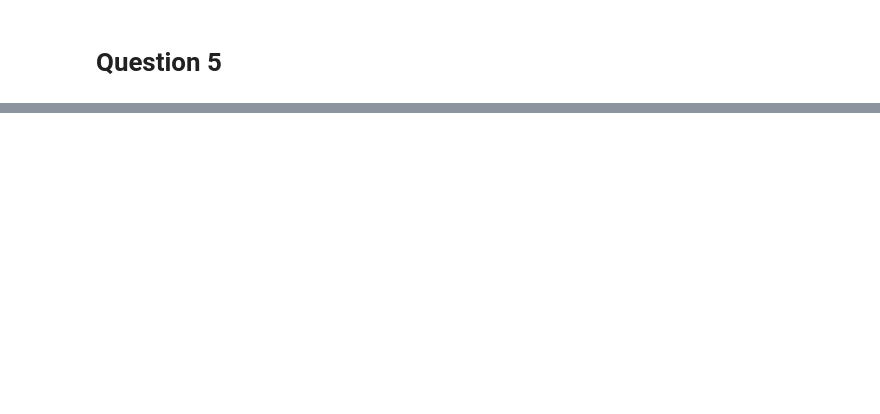
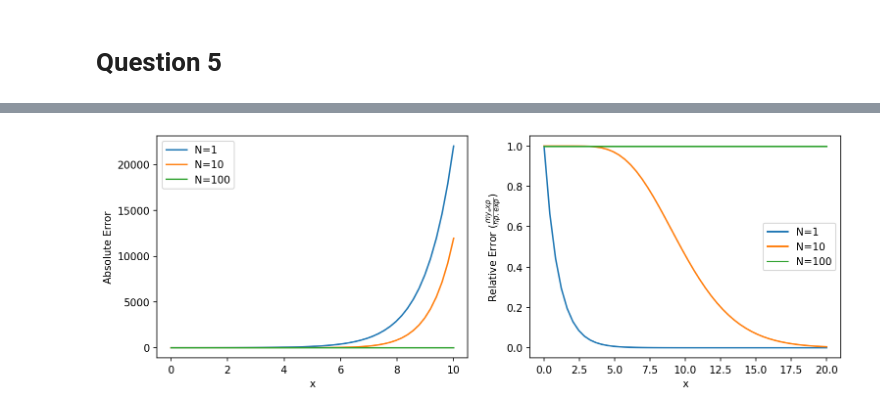
Before and after one commit to gkerr708/PHYC_2050, a Jupyter notebook: Assignments/Assignment3/gavin_kerr_assignment3.ipynb, the cells around one changed output, grey strips where cells are left out. Saved outputs shown, nothing was run; the diff lists cells and outputs as text; code cells hidden in the pictures; blank space fills up the shorter version.

```diff
--- a/Assignments/Assignment3/gavin_kerr_assignment3.ipynb
+++ b/Assignments/Assignment3/gavin_kerr_assignment3.ipynb
@@ -69,0 +105,25 @@ plt.show()
+# %%
+N_list = [1, 10, 100] # create a list of values for N
+x_range_abs = np.linspace(0, 10, 50) # create two lists of x values for plotting
+x_range_rel = np.linspace(0, 20, 50)
+fig, axes = plt.subplots(1,2, figsize=(12,4), dpi=150) # initialize figure
+for N in N_list: # loop through all of the values for N
+    abs_error_lst = []
+    for x in x_range_abs: # loop through and compute the error for each x value
+        abs_error = abs(np.exp(x) - my_exp(x, N)) # compute the absolute error
+        abs_error_lst.append(abs_error) # append the absolute error to list
+    axes[0].plot(x_range_abs, abs_error_lst, label="N={}".format(N)) # plot error as a function of x for each N
+    relative_error_lst = []
+    for x in x_range_rel: # loop through and compute the error for each x value
+        relative_error = my_exp(x, N) / np.exp(x) # compute the relative error
+        relative_error_lst.append(relative_error) # append the relative error to list
+    axes[1].plot(x_range_rel, relative_error_lst, label="N={}".format(N)) # plot error as a function of x for each N
+axes[0].set_xlabel("x")
+axes[0].set_ylabel("Absolute Error")
+axes[0].legend()
+axes[1].set_xlabel("x")
+axes[1].set_ylabel(r"Relative Error ($\frac{my_exp}{np.exp}$)")
+axes[1].legend()
+plt.show()
+# %% [output]
+[figure, added]
```
Also changed, not shown: parts of 8 cells of this notebook.
